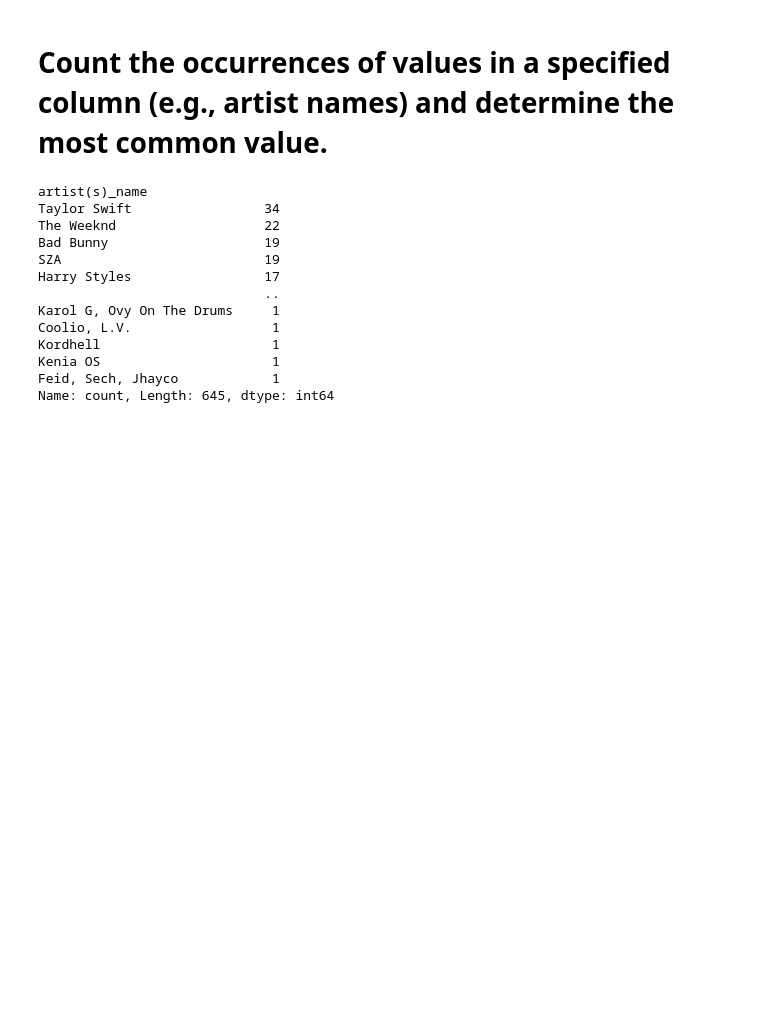
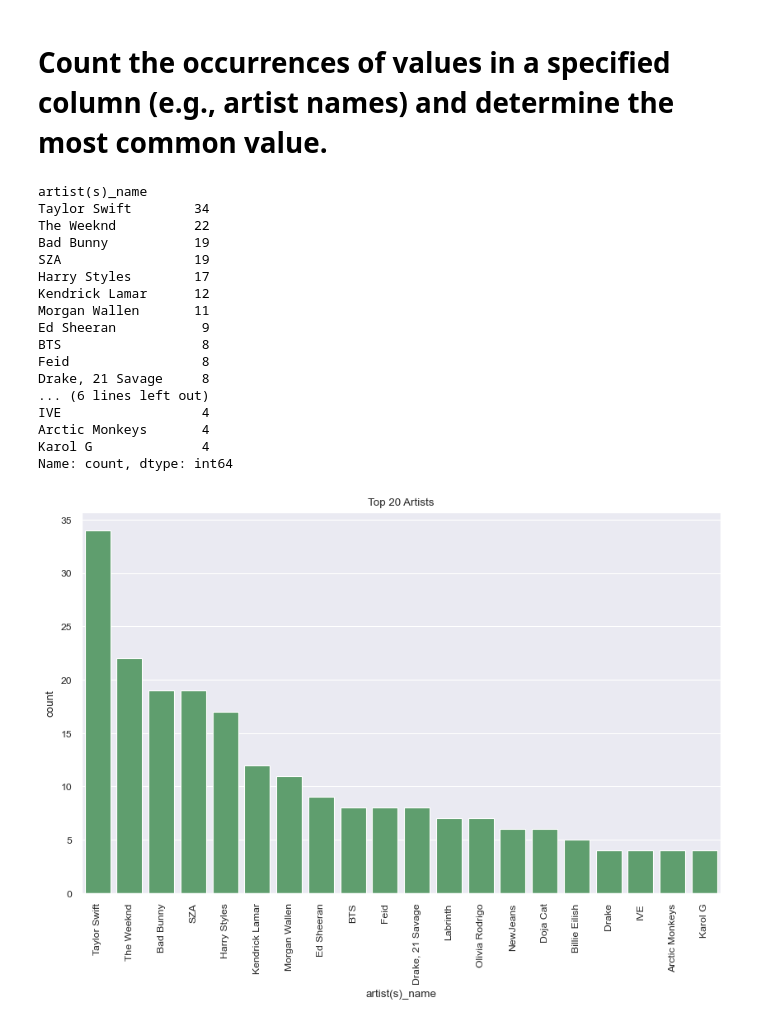
Before and after one commit to zero-to-mastery/file-io, a Jupyter notebook: submissions/AndyTonks/file-io.ipynb, the cells around one changed output. Cells and saved outputs as stored; diff of their text form; code cells hidden in the pictures; blank space fills up the shorter version.

Commit message:
Updated and added graph

```diff
--- a/submissions/AndyTonks/file-io.ipynb
+++ b/submissions/AndyTonks/file-io.ipynb
@@ -44,19 +47,32 @@ Number of songs in the key of E = 62
 62 rows × 24 columns
 # %% [markdown]
 # Count the occurrences of values in a specified column (e.g., artist names) and determine the most common value.
-# %%
-df['artist(s)_name'].value_counts()
-# %% [output]
-artist(s)_name
-Taylor Swift                 34
-The Weeknd                   22
-Bad Bunny                    19
-SZA                          19
-Harry Styles                 17
-                             ..
-Karol G, Ovy On The Drums     1
-Coolio, L.V.                  1
-Kordhell                      1
-Kenia OS                      1
-Feid, Sech, Jhayco            1
-Name: count, Length: 645, dtype: int64
+# %%
+x = df['artist(s)_name'].value_counts()
+sns.set_theme('paper')
+plt.figure(figsize=(10,6))
+x = x[:20]
+sns.barplot(x,color='g')
+plt.title('Top 20 Artists')
+plt.xticks(rotation =90)
+
+x
+# %% [output]
+artist(s)_name
+Taylor Swift        34
+The Weeknd          22
+Bad Bunny           19
+SZA                 19
+Harry Styles        17
+Kendrick Lamar      12
+Morgan Wallen       11
+Ed Sheeran           9
+BTS                  8
+Feid                 8
+Drake, 21 Savage     8
+... (6 lines left out)
+IVE                  4
+Arctic Monkeys       4
+Karol G              4
+Name: count, dtype: int64
+[figure, added]
```
Also changed, not shown: parts of 3 cells of this notebook.
